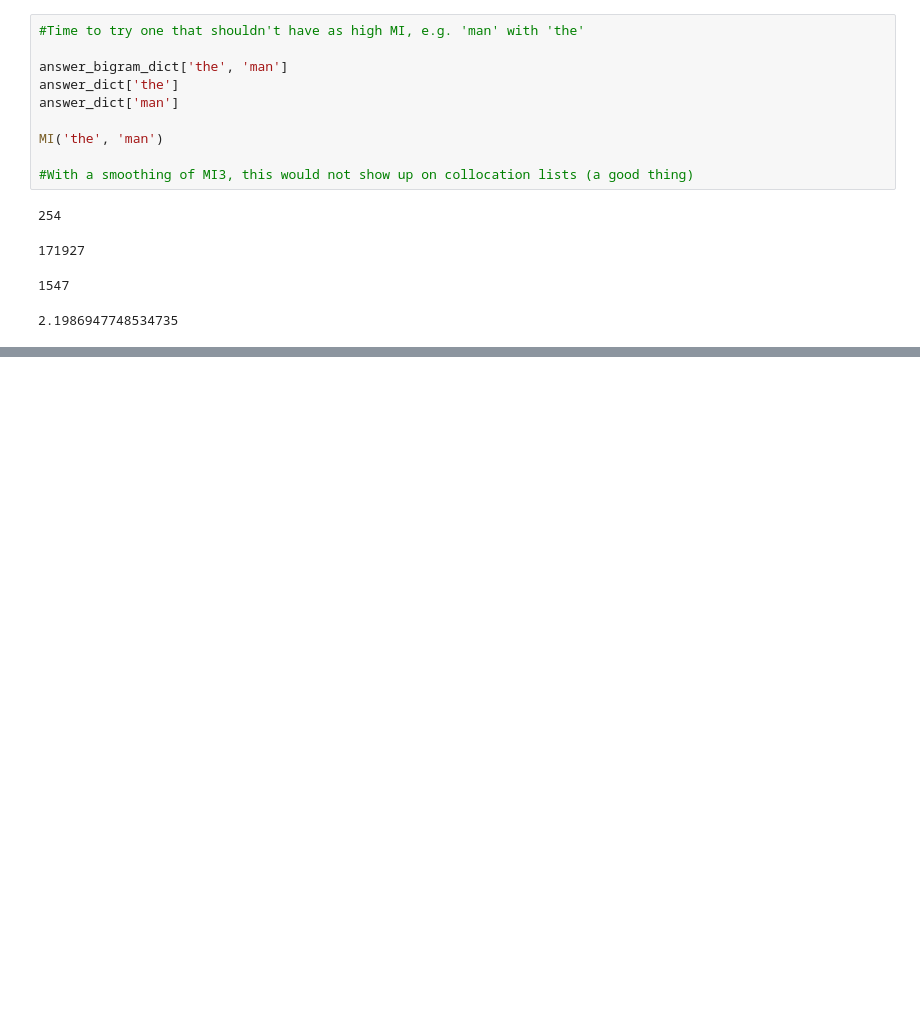
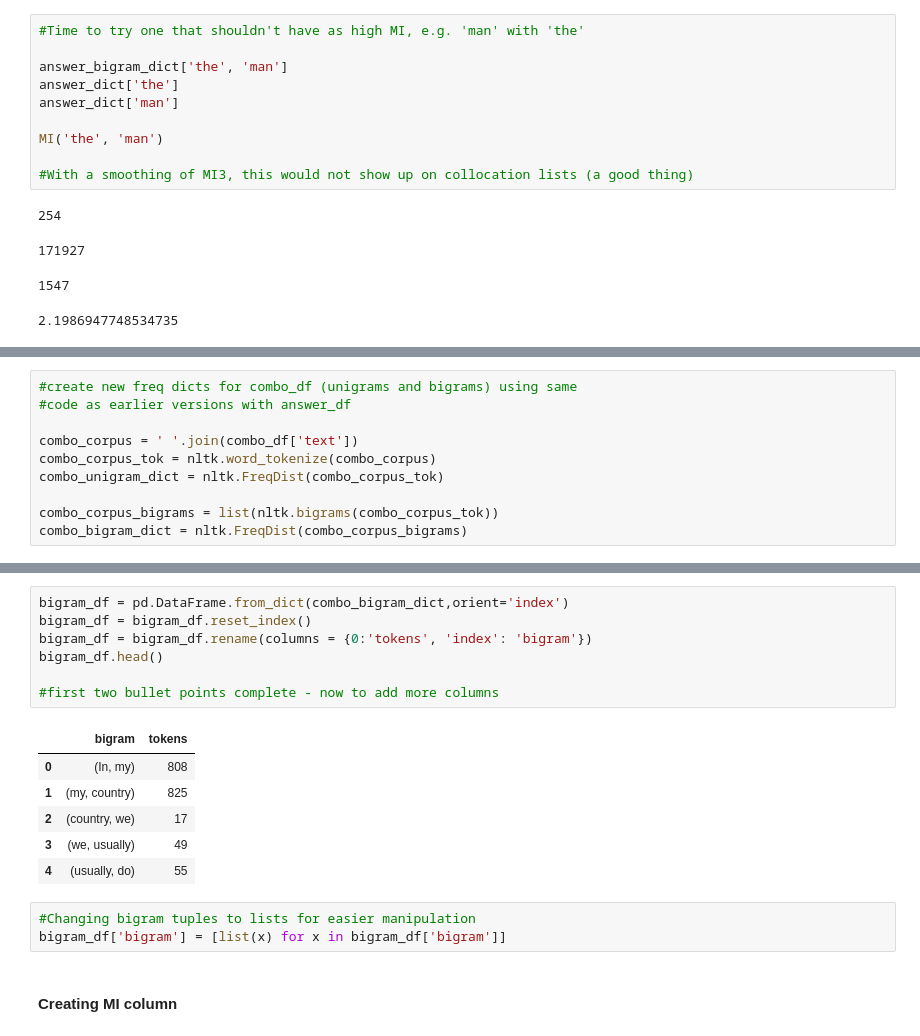
Before and after one commit to Data-Science-for-Linguists/Bigram-analysis-of-writing-from-the-ELI, a Jupyter notebook: project_code2.ipynb, the cells around one changed output, grey strips where cells are left out. Saved outputs shown, nothing was run; the diff lists cells and outputs as text; blank space fills up the shorter version.

Commit message:
progress 3data analysis

```diff
--- a/project_code2.ipynb
+++ b/project_code2.ipynb
@@ -542,0 +600,10 @@ MI('the', 'man')
+# %%
+#create new freq dicts for combo_df (unigrams and bigrams) using same
+#code as earlier versions with answer_df
+
+combo_corpus = ' '.join(combo_df['text'])
+combo_corpus_tok = nltk.word_tokenize(combo_corpus)
+combo_unigram_dict = nltk.FreqDist(combo_corpus_tok)
+
+combo_corpus_bigrams = list(nltk.bigrams(combo_corpus_tok))
+combo_bigram_dict = nltk.FreqDist(combo_corpus_bigrams)
@@ -542,0 +650,19 @@ MI('the', 'man')
+# %%
+bigram_df = pd.DataFrame.from_dict(combo_bigram_dict,orient='index')
+bigram_df = bigram_df.reset_index()
+bigram_df = bigram_df.rename(columns = {0:'tokens', 'index': 'bigram'})
+bigram_df.head()
+
+#first two bullet points complete - now to add more columns
+# %% [output]
+|  | bigram | tokens |
+| 0 | (In, my) | 808 |
+| 1 | (my, country) | 825 |
+| 2 | (country, we) | 17 |
+| 3 | (we, usually) | 49 |
+| 4 | (usually, do) | 55 |
+# %%
+#Changing bigram tuples to lists for easier manipulation
+bigram_df['bigram'] = [list(x) for x in bigram_df['bigram']]
+# %% [markdown]
+#### Creating MI column
```
Also changed, not shown: parts of 38 cells of this notebook, 1 other file.
